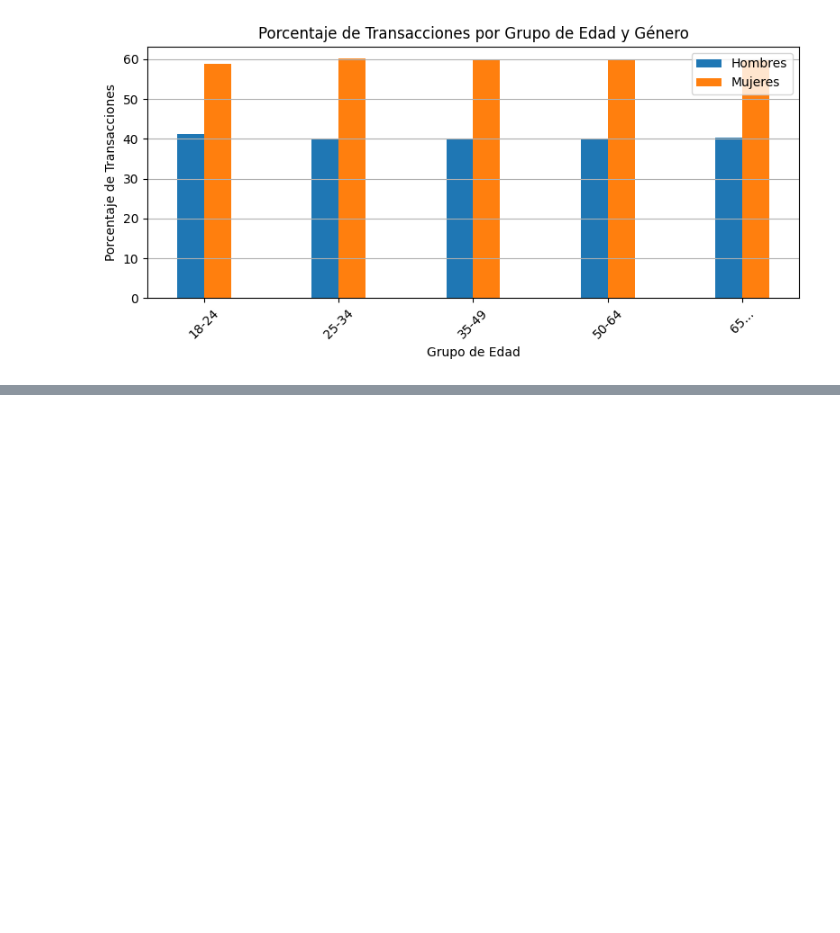
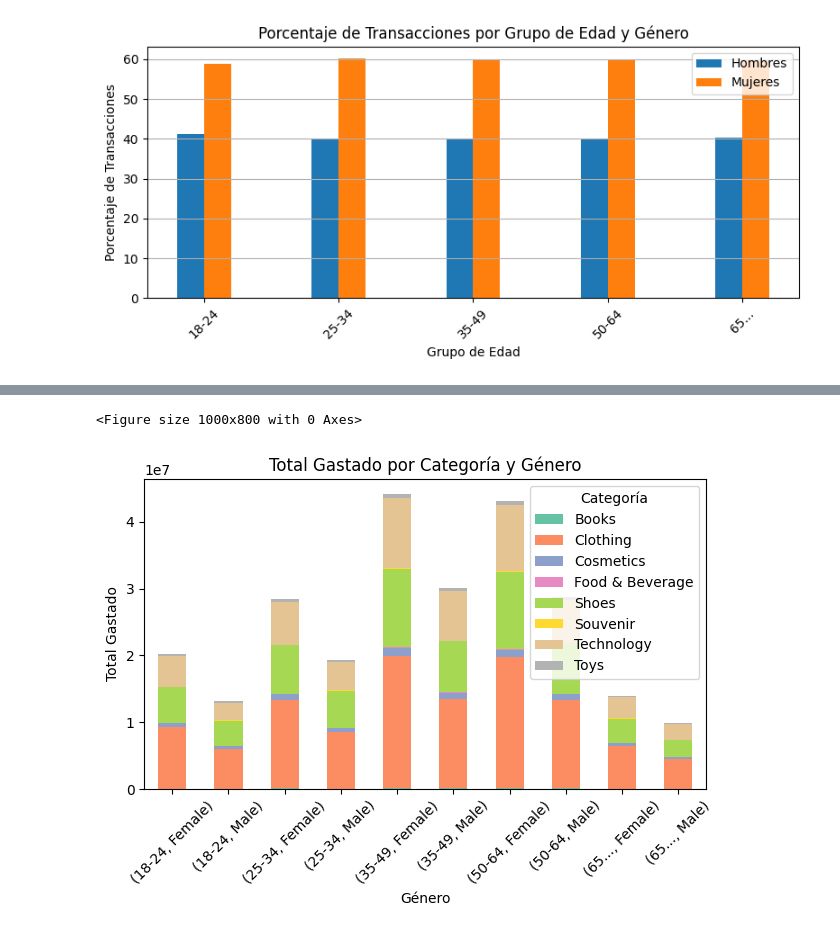
Before and after one commit to CarmenRosillo/retail-analisis, a Jupyter notebook: retail.ipynb, the cells around one changed output, grey strips where cells are left out. Saved outputs shown, nothing was run; the diff lists cells and outputs as text; code cells hidden in the pictures; blank space fills up the shorter version.

```diff
--- a/retail.ipynb
+++ b/retail.ipynb
@@ -762,0 +765,2 @@ plt.show()
+# %%
+df5= df4.copy()
@@ -762,0 +776,8 @@ plt.show()
+# %%
+
+# Group data by age_group, gender and category, then sum the amount spent in each category
+total_spent_per_category = df5.groupby(['age_cat', 'gender', 'category'])['total'].sum().unstack()
+
+# Print the result
+print("Total gastado por cada combinación de género, grupo de edad y categoría:")
+print(total_spent_per_category)
@@ -762,0 +802,15 @@ plt.show()
+# %%
+
+# Create a bar chart
+plt.figure(figsize=(10, 8))
+total_spent_per_category.plot(kind='bar', stacked=True, colormap='Set2')
+plt.xlabel('Género')
+plt.ylabel('Total Gastado')
+plt.title('Total Gastado por Categoría y Género')
+plt.legend(title='Categoría')
+plt.xticks(rotation=45)  # Rotate x-axis labels for better readability
+plt.tight_layout()
+plt.show()
+# %% [output]
+<Figure size 1000x800 with 0 Axes>
+[figure, added]
```
Also changed, not shown: parts of 6 cells of this notebook.
